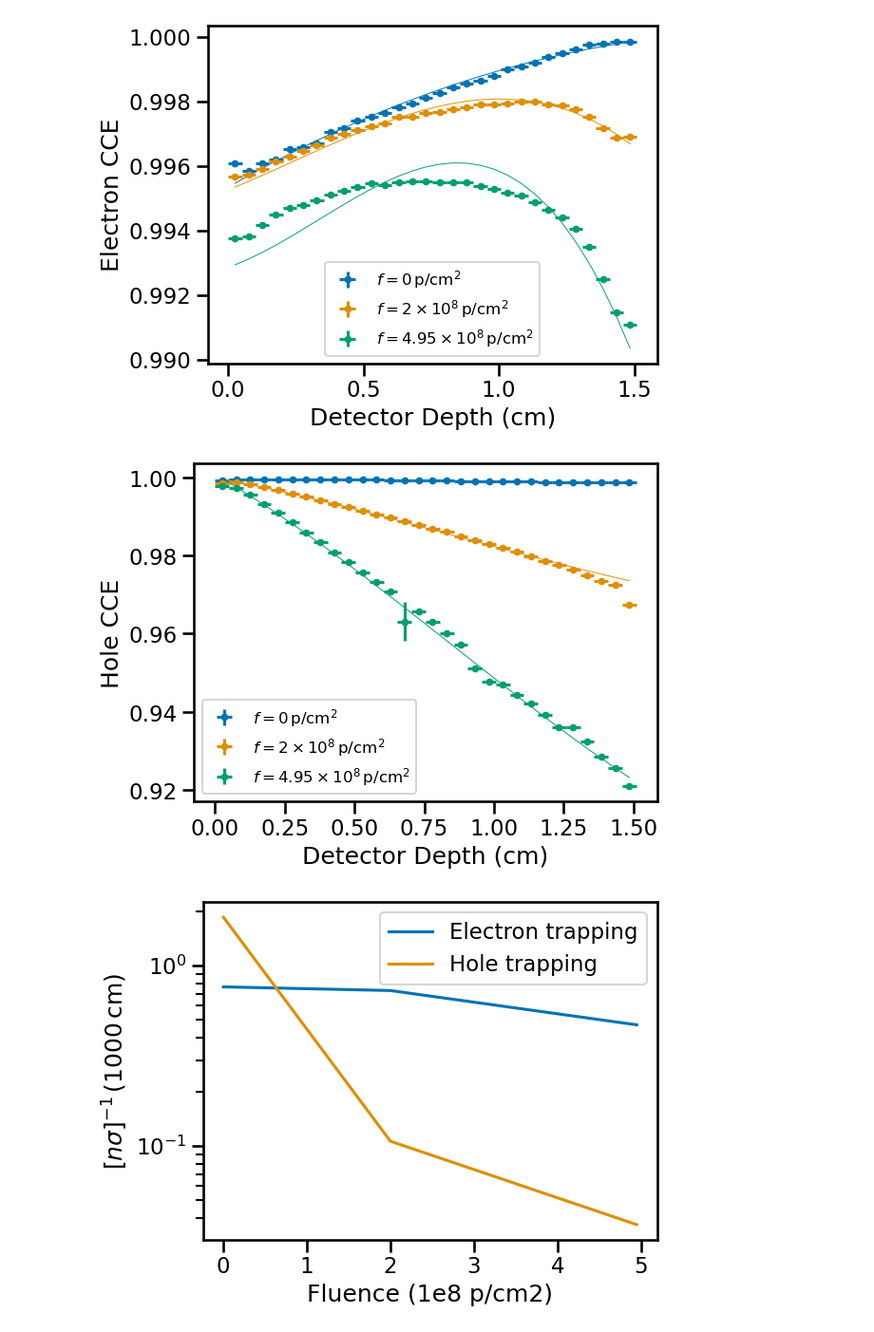
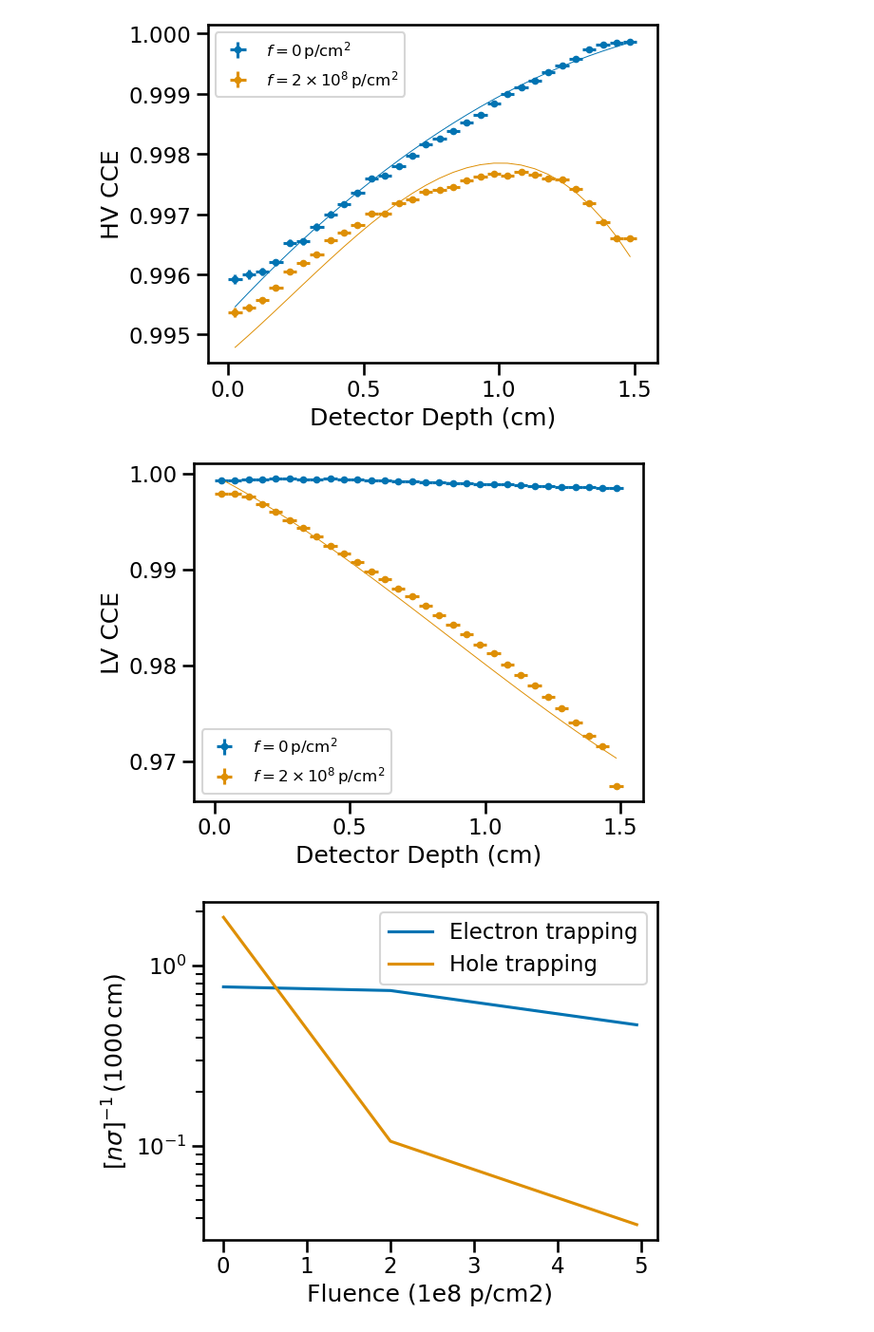
Before and after one commit to snpike/COSITrapping, a Jupyter notebook: depth_plots_merged.ipynb, the cells around one changed output. Shown at 95% size. Saved outputs shown, nothing was run; the diff lists cells and outputs as text; code cells hidden in the pictures.

Commit message:
Updated FWHM/FWTM error and adjusted plotting

```diff
--- a/depth_plots_merged.ipynb
+++ b/depth_plots_merged.ipynb
@@ -51,10 +48,10 @@ etrapping_list =[]
 htrapping_list = []
 fluence_list = [0., 2., 4.95]
 label_list = [r'$f=0\,\mathrm{p/cm^2}$', r'$f=2\times10^8\,\mathrm{p/cm^2}$', r'$f=4.95\times10^8\,\mathrm{p/cm^2}$', r'$f=4.95\times10^8\,\mathrm{p/cm^2}\,;T_\mathrm{anneal}=70^{\circ}\mathrm{C}$']
-ae_list = [1.00113, 1.004321, 1.004382]
-ah_list = [1.000687, 1.003462, 1.002172]
-b_list = np.array([1.310, 1.373, 2.127])
-c_list = np.array([0.539, 9.399,  27.2447])
+ae_list = [1.001132, 1.004616, 1.004382]
+ah_list = [1.000688, 1.004060, 1.002172]
+b_list = np.array([1.312, 1.539, 2.127])
+c_list = np.array([0.539, 10.521,  27.2447])
 
 pickle_list = ['depth_plot_Cs137allACDC_preLL.txt', 'depth_plot_Cs137allACDC_postLL1.txt', 'depth_plot_Cs137allACDC_postLL2.txt', 'depth_plot_Cs137allACDC_postroomtemp.txt']
 for p in pickle_list:
@@ -105,25 +102,25 @@ plt.close()
 # %%
-nepochs = 3
+nepochs = 2
 plt.figure()
 for i in range(nepochs):
     z_bins = zbins_list[i]
     z_list = (z_bins[:-1] + z_bins[1:])/2.
     z_err = (z_bins[1:]-z_bins[:-1])/2.
 
     plt.errorbar(z_list, etrapping_list[i][0]/ae_list[i], xerr = z_err, yerr=etrapping_list[i][1]/ae_list[i], fmt=".", color='C'+str(i), label=label_list[i])
     plt.plot(z_list, e_depth_plot(z_list, 1.0, b_list[i], c_list[i]), color='C'+str(i), lw=0.7)
 
 plt.legend(fontsize=12)
 # plt.axhline(line_e, ls='--', color='red')
-plt.xlabel("Detector Depth (cm)"); plt.ylabel("Electron CCE")
+plt.xlabel("Detector Depth (cm)"); plt.ylabel("HV CCE")
 plt.tight_layout()
-plt.savefig(plot_dir + 'etrappingCCE_Cs137_' + str(nepochs) + 'epochs.pdf')
+plt.savefig(plot_dir + 'HV_CCE_Cs137_' + str(nepochs) + 'epochs.pdf')
 plt.show()
 plt.close()
 # %% [output]
-[figure, old version]
+[figure, new version]
 # %%
-nepochs = 3
+nepochs = 2
 plt.figure()
 for i in range(nepochs):
     z_bins = zbins_list[i]
@@ -134,13 +131,13 @@ for i in range(nepochs):
     plt.plot(z_list, h_depth_plot(z_list, 1.0, b_list[i], c_list[i]), color='C'+str(i), lw=0.7)
 
 plt.legend(loc=3,fontsize=12)
-plt.xlabel("Detector Depth (cm)"); plt.ylabel("Hole CCE")
+plt.xlabel("Detector Depth (cm)"); plt.ylabel("LV CCE")
 plt.tight_layout()
-plt.savefig(plot_dir + 'htrappingCCE_Cs137_'+str(nepochs)+'epochs.pdf')
+plt.savefig(plot_dir + 'LV_CCE_Cs137_'+str(nepochs)+'epochs.pdf')
 plt.show()
 plt.close()
 # %% [output]
-[figure, old version]
+[figure, new version]
 # %%
 plt.figure()
 plt.plot(fluence_list, 1./(b_list), label = 'Electron trapping')
```
Also changed, not shown: parts of 3 cells of this notebook, 19 other files.
